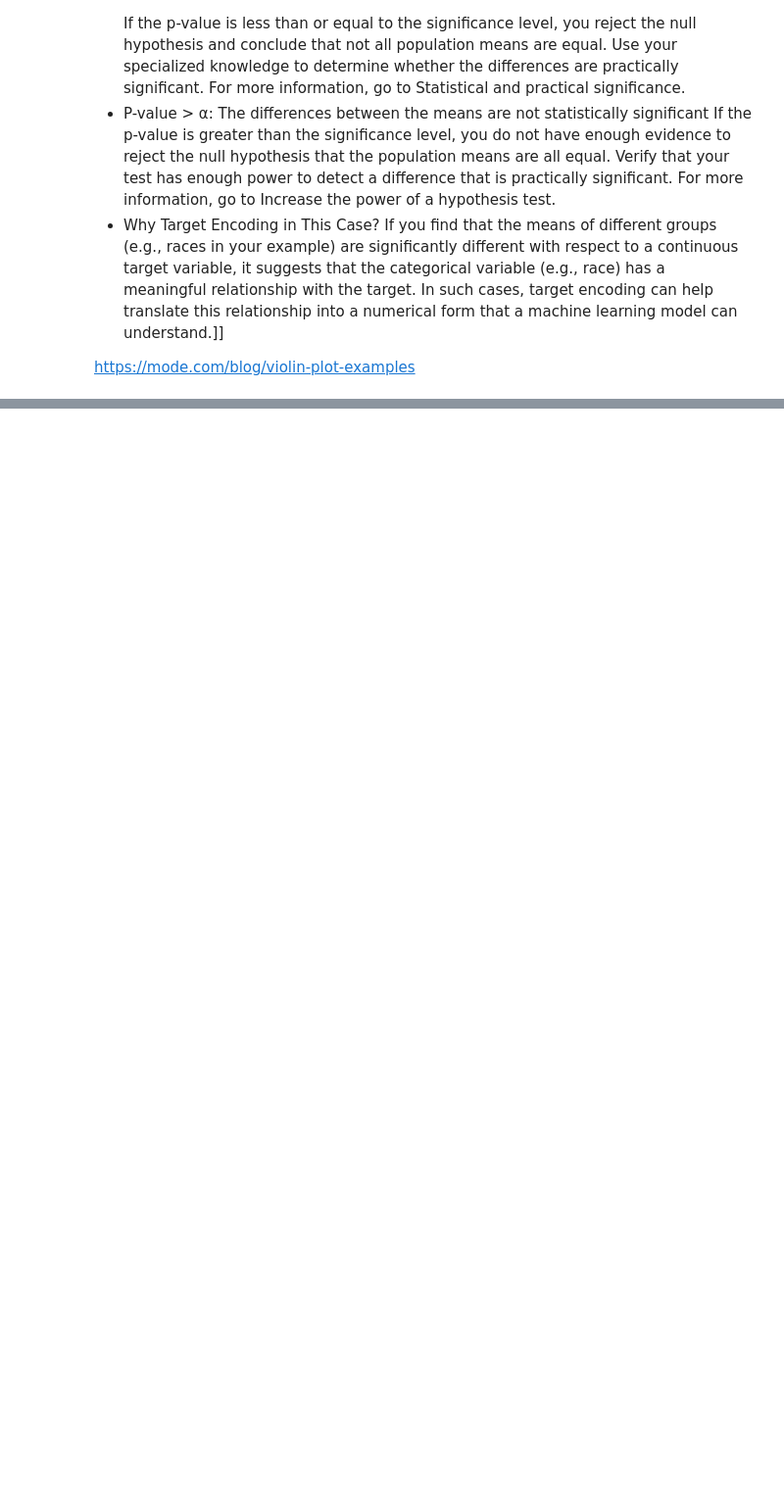
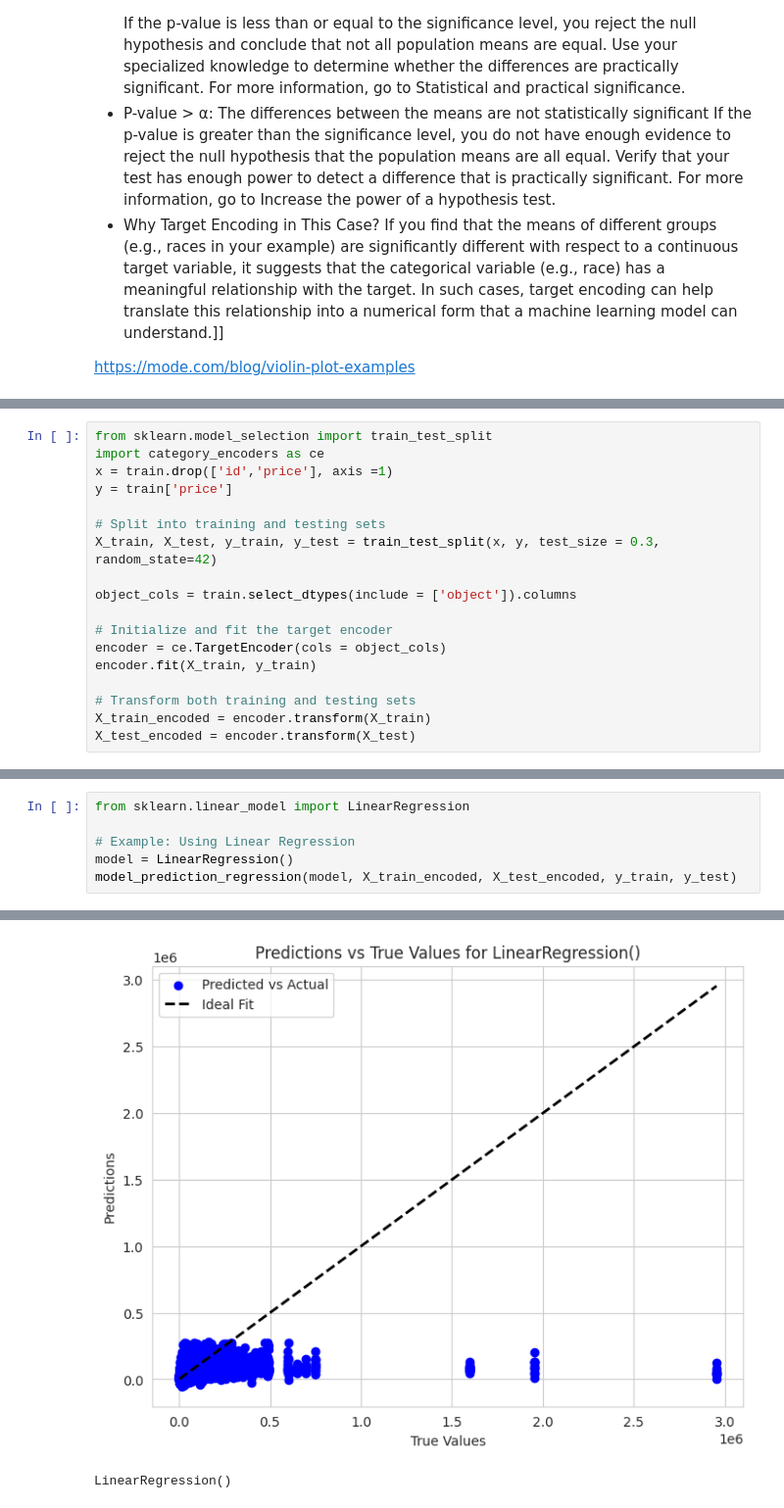
Before and after one commit to Sabya2/Kaggle_Playground-Series, a Jupyter notebook: tps-september2024-s4e9-ml.ipynb, the cells around one changed output, grey strips where cells are left out. Shown at 98% size. Saved outputs shown, nothing was run; the diff lists cells and outputs as text; blank space fills up the shorter version.

```diff
--- a/tps-september2024-s4e9-ml.ipynb
+++ b/tps-september2024-s4e9-ml.ipynb
@@ -190,0 +247,18 @@ for col in object_cols:
+# %%
+from sklearn.model_selection import train_test_split
+import category_encoders as ce
+x = train.drop(['id','price'], axis =1)
+y = train['price']
+
+# Split into training and testing sets
+X_train, X_test, y_train, y_test = train_test_split(x, y, test_size = 0.3, random_state=42)
+
+object_cols = train.select_dtypes(include = ['object']).columns
+
+# Initialize and fit the target encoder
+encoder = ce.TargetEncoder(cols = object_cols)
+encoder.fit(X_train, y_train)
+
+# Transform both training and testing sets
+X_train_encoded = encoder.transform(X_train)
+X_test_encoded = encoder.transform(X_test)
@@ -190,0 +316,7 @@ for col in object_cols:
+# %%
+from sklearn.linear_model import LinearRegression
+
+# Example: Using Linear Regression
+model = LinearRegression()
+model_prediction_regression(model, X_train_encoded, X_test_encoded, y_train, y_test)
+# %% [output]
@@ -190,0 +334,2 @@ for col in object_cols:
+[figure, added]
+LinearRegression()
```
Also changed, not shown: parts of 9 cells of this notebook.
